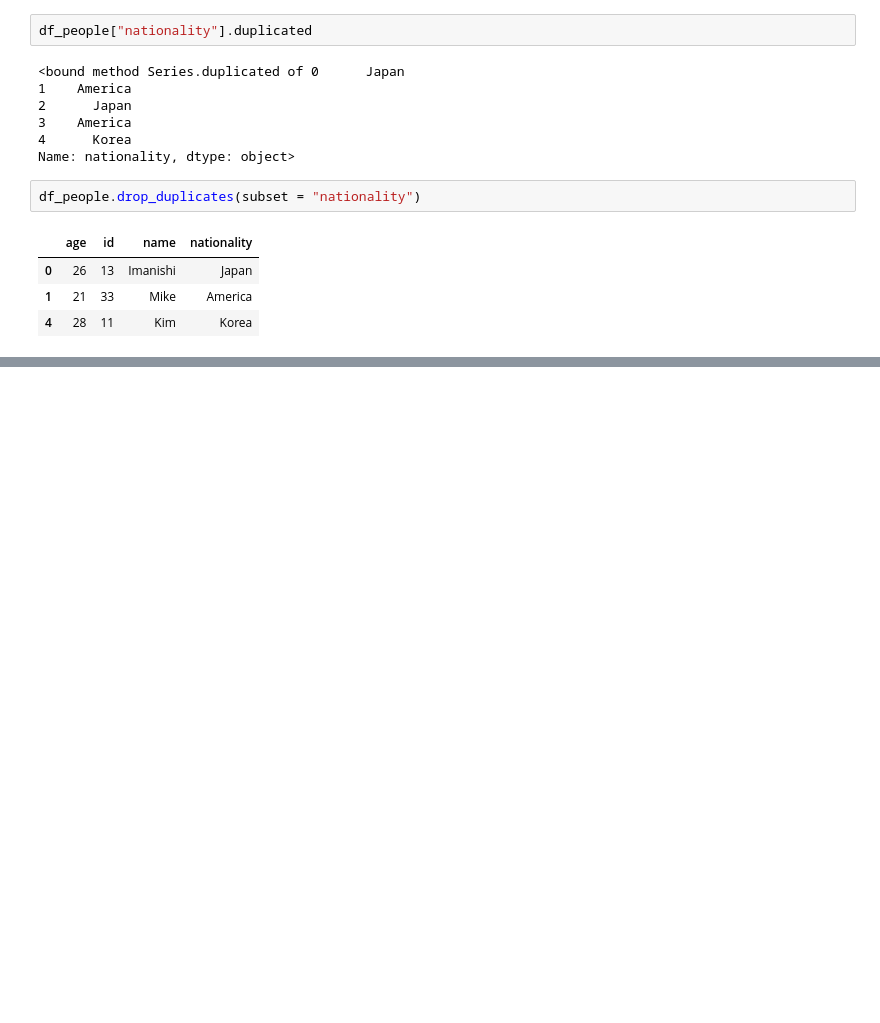
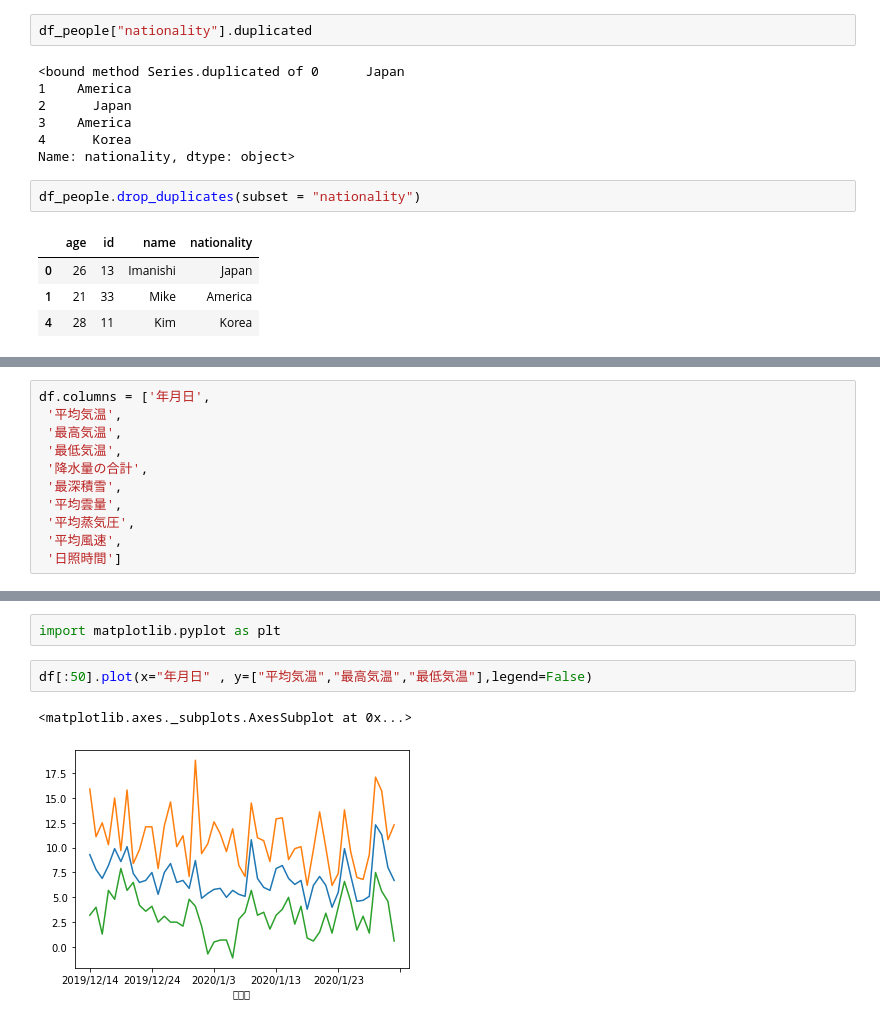
Before and after one commit to Charee-Villapong/for_practice, a Jupyter notebook: python20knock.ipynb, the cells around one changed output, grey strips where cells are left out. Saved outputs shown, nothing was run; the diff lists cells and outputs as text; blank space fills up the shorter version.

```diff
--- a/python20knock.ipynb
+++ b/python20knock.ipynb
@@ -172,0 +179,11 @@ df_people.drop_duplicates(subset = "nationality")
+# %%
+df.columns = ['年月日',
+ '平均気温',
+ '最高気温',
+ '最低気温',
+ '降水量の合計',
+ '最深積雪',
+ '平均雲量',
+ '平均蒸気圧',
+ '平均風速',
+ '日照時間']
@@ -172,0 +362,7 @@ df_people.drop_duplicates(subset = "nationality")
+# %%
+import matplotlib.pyplot as plt
+# %%
+df[:50].plot(x="年月日" , y=["平均気温","最高気温","最低気温"],legend=False)
+# %% [output]
+<matplotlib.axes._subplots.AxesSubplot at 0x...>
+[figure, added]
```
Also changed, not shown: parts of 20 cells of this notebook.
